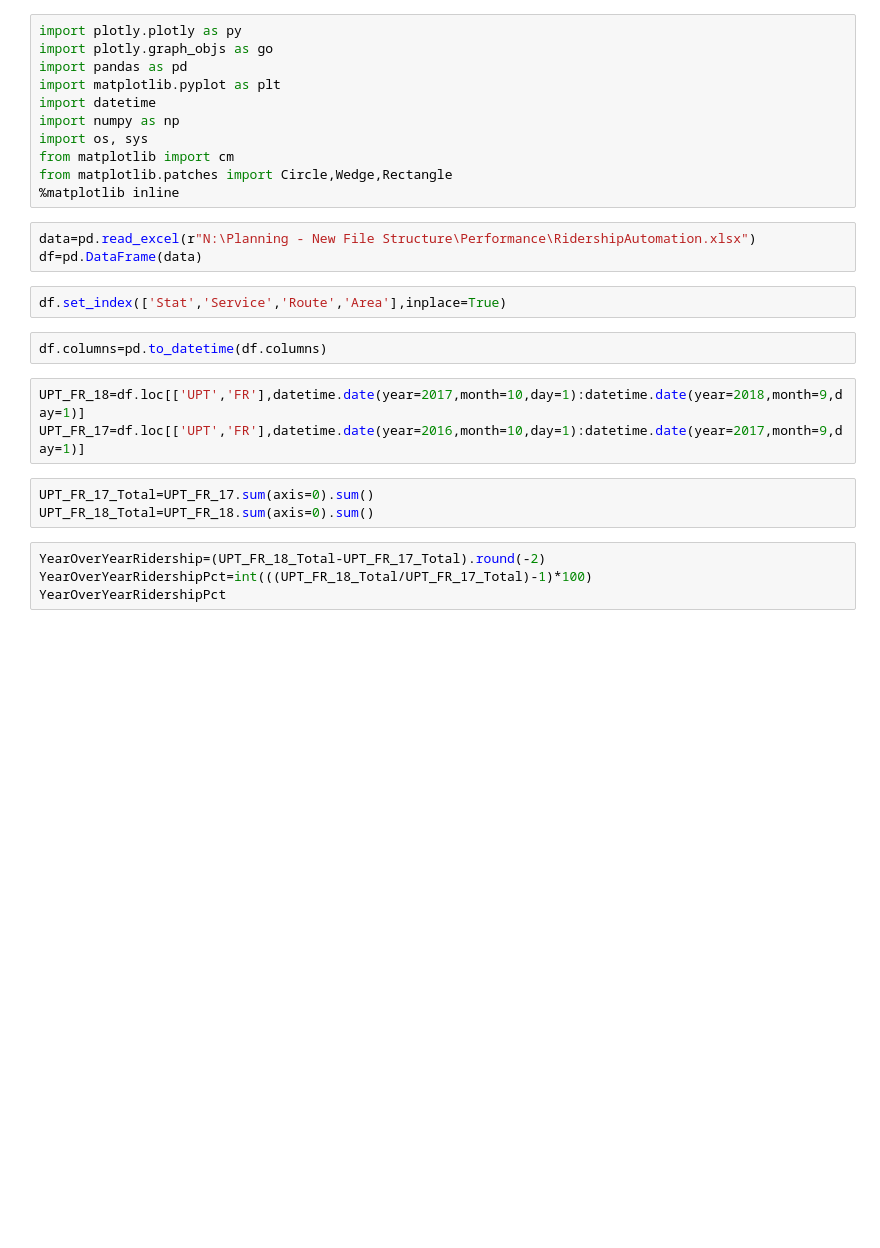
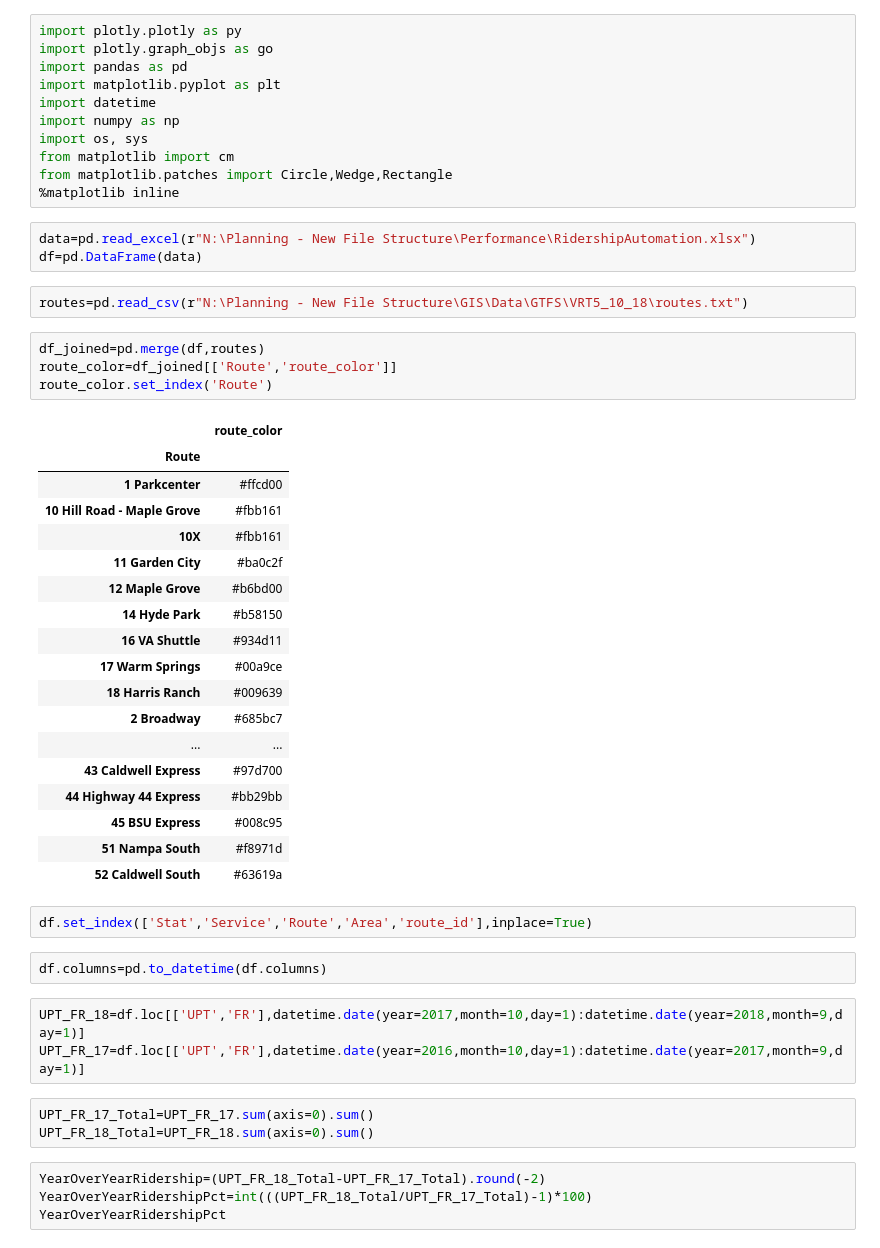
Before and after one commit to bcparker21/perfDash, a Jupyter notebook: Arrows.ipynb, the cells around one changed output. Drawn from its saved outputs; the diff is of its cells as text; blank space fills up the shorter version.

```diff
--- a/Arrows.ipynb
+++ b/Arrows.ipynb
@@ -12,8 +12,33 @@ from matplotlib.patches import Circle,Wedge,Rectangle
 # %%
 data=pd.read_excel(r"N:\Planning - New File Structure\Performance\RidershipAutomation.xlsx")
 df=pd.DataFrame(data)
+# %%
+routes=pd.read_csv(r"N:\Planning - New File Structure\GIS\Data\GTFS\VRT5_10_18\routes.txt")
+# %%
+df_joined=pd.merge(df,routes)
+route_color=df_joined[['Route','route_color']]
+route_color.set_index('Route')
+# %% [output]
+|  | route_color |
+| Route |  |
+| 1 Parkcenter | #ffcd00 |
+| 10 Hill Road - Maple Grove | #fbb161 |
+| 10X | #fbb161 |
+| 11 Garden City | #ba0c2f |
+| 12 Maple Grove | #b6bd00 |
+| 14 Hyde Park | #b58150 |
+| 16 VA Shuttle | #934d11 |
+| 17 Warm Springs | #00a9ce |
+| 18 Harris Ranch | #009639 |
+| 2 Broadway | #685bc7 |
+| ... | ... |
+| 43 Caldwell Express | #97d700 |
+| 44 Highway 44 Express | #bb29bb |
+| 45 BSU Express | #008c95 |
+| 51 Nampa South | #f8971d |
+| 52 Caldwell South | #63619a |
 # %%
-df.set_index(['Stat','Service','Route','Area'],inplace=True)
+df.set_index(['Stat','Service','Route','Area','route_id'],inplace=True)
 # %%
 df.columns=pd.to_datetime(df.columns)
 # %%
```
Also changed, not shown: parts of 8 cells of this notebook.
